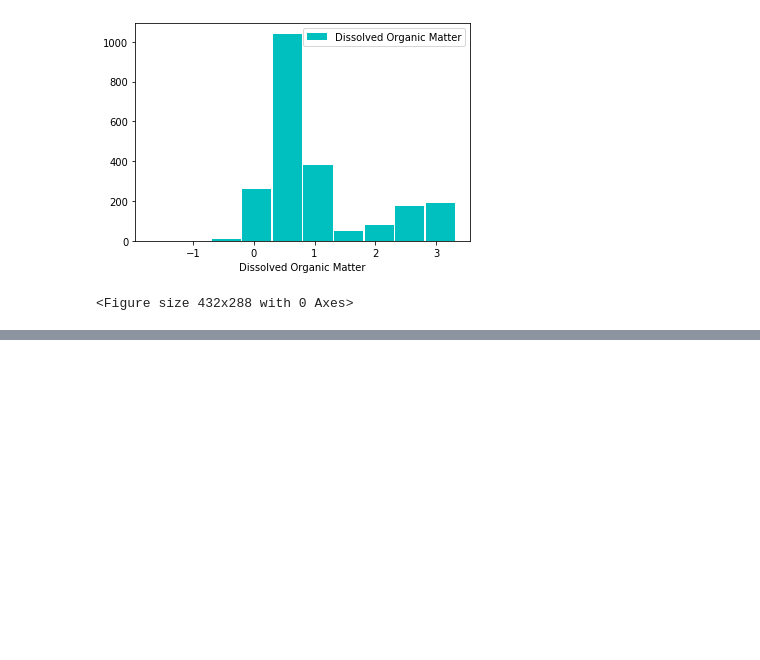
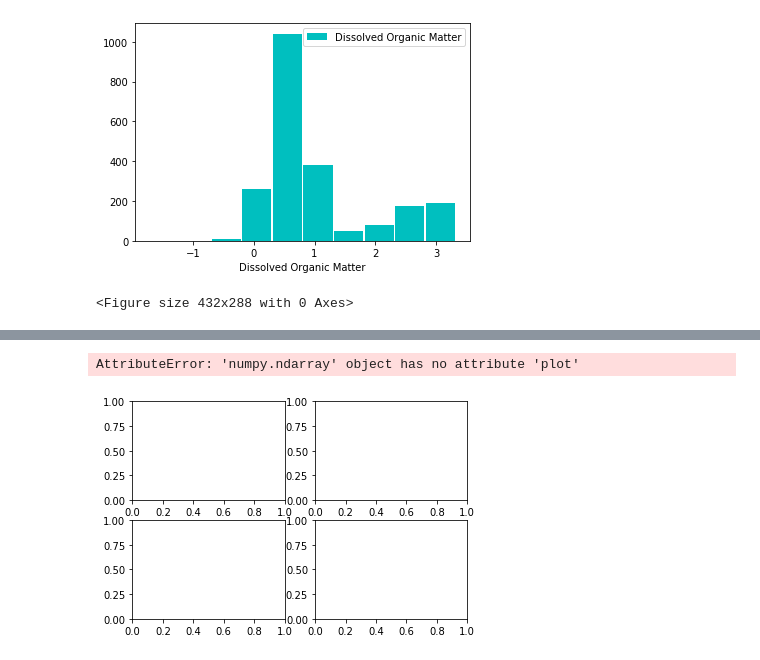
Before and after one commit to khyde/JPSS_Phytoplankton, a Jupyter notebook: IPython/Tidy Histograms.ipynb, the cells around one changed output, grey strips where cells are left out. Saved outputs shown, nothing was run; the diff lists cells and outputs as text; code cells hidden in the pictures; blank space fills up the shorter version.

```diff
--- a/IPython/Tidy Histograms.ipynb
+++ b/IPython/Tidy Histograms.ipynb
@@ -539,0 +561,39 @@ cdomfunction ()
+# %%
+date82018 = data82018.date
+temp82018 = data82018.temperature
+sal82018 = data82018.salinity
+chl82018 = data82018.chl_ctd
+cdom82018 = data82018.cdom_ctd
+
+date112018 = data112018.date
+temp112018 = data112018.temperature
+sal112018 = data112018.salinity
+chl112018 = data112018.chl_ctd
+cdom112018 = data112018.cdom_ctd
+
+date52019 = data52019.date
+temp52019 = data52019.temperature
+sal52019 = data52019.salinity
+chl52019 = data52019.chl_ctd
+cdom52019 = data52019.cdom_ctd
+
+date102019 = data102019.date
+temp102019 = data102019.temperature
+sal102019 = data102019.salinity
+chl102019 = data102019.chl_ctd
+cdom102019 = data102019.cdom_ctd
+# %%
+f, axarr = plt.subplots(2, 2)
+ax1.plot(sal82018, temp82018)
+ax1.set_title('Axis [0,0]')
+ax2.scatter(sal82018, temp82018)
+ax2.set_title('Axis [0,1]')
+ax3.plot(sal82018, temp82018 ** 2)
+axarr.set_title('Axis [1,0]')
+axarr.scatter(sal82018, temp82018 ** 2)
+axarr.set_title('Axis [1,1]')
+plt.setp([a.get_xticklabels() for a in axarr[0, :]], visible=False)
+plt.setp([a.get_yticklabels() for a in axarr[:, 1]], visible=False)
+# %% [output]
+AttributeError: 'numpy.ndarray' object has no attribute 'plot'
+[figure, added]
```
Also changed, not shown: parts of 5 cells of this notebook, 2 other files.
